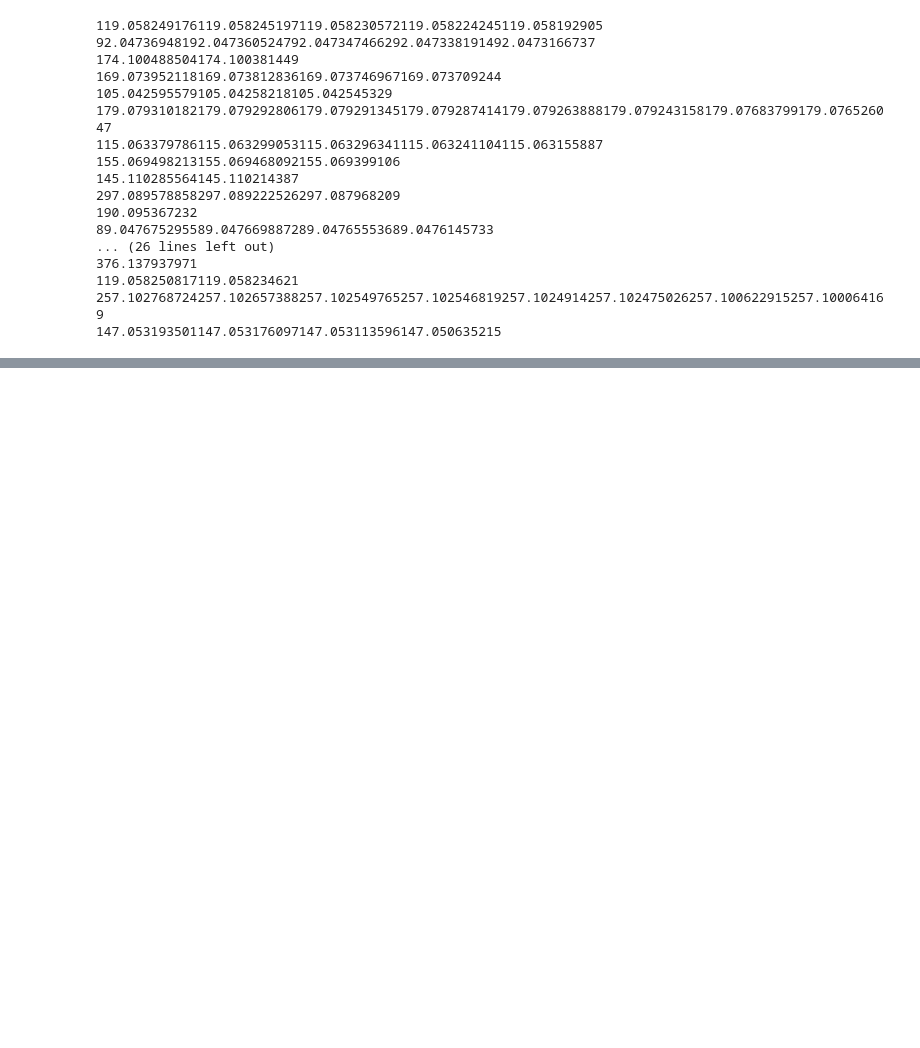
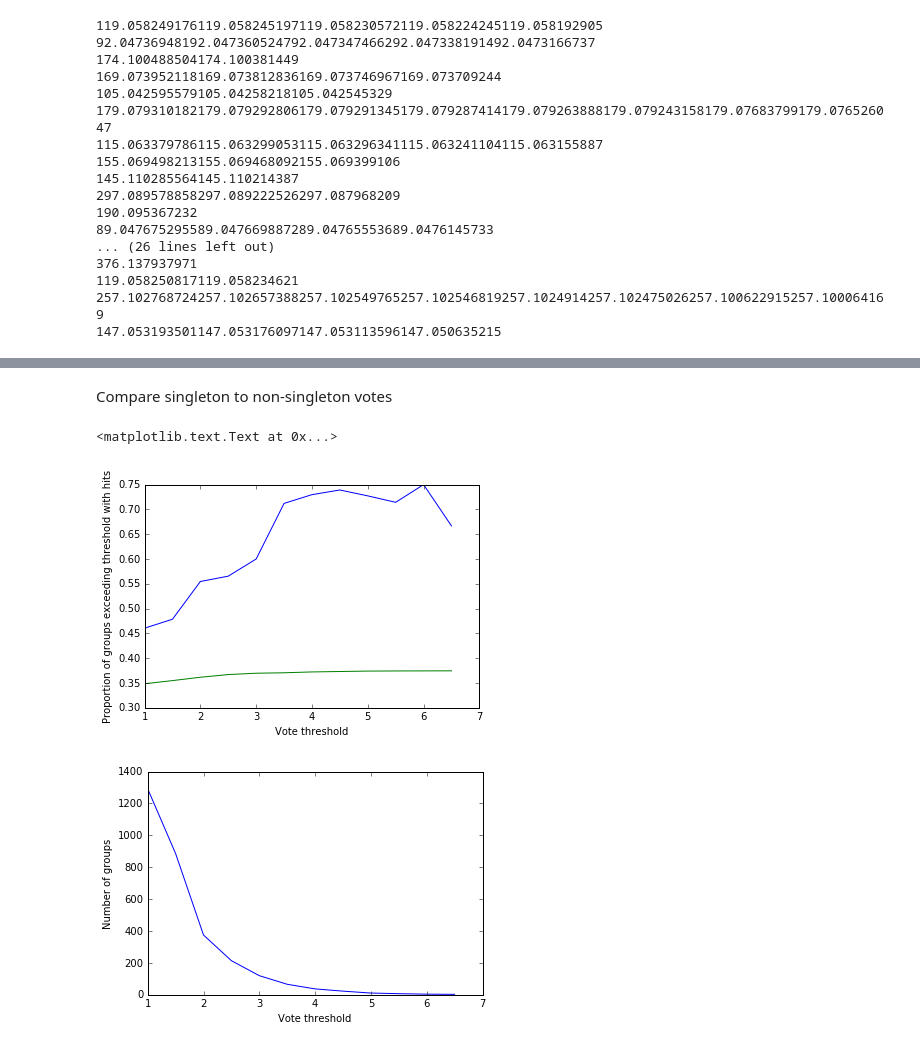
Before and after one commit to sdrogers/ms1fun, a Jupyter notebook: notebooks/VotingScheme.ipynb, the cells around one changed output, grey strips where cells are left out. Saved outputs shown, nothing was run; the diff lists cells and outputs as text; code cells hidden in the pictures; blank space fills up the shorter version.

```diff
--- a/notebooks/VotingScheme.ipynb
+++ b/notebooks/VotingScheme.ipynb
@@ -532,0 +609,49 @@ print r,p
+# %% [markdown]
+Compare singleton to non-singleton votes
+# %%
+vote_thresh = 1.0
+vh = []
+for g in temp_groups:
+    hits = hm.get_hits(g.M,tol=10)
+    if len(hits) > 0:
+        h = 1
+    else:
+        h = 0
+    vh.append((g.vote,h))
+# %%
+v_thresh = np.arange(1.0,7.0,0.5)
+overs = []
+unders = []
+sizes = []
+for vth in v_thresh:
+    over = []
+    under = []
+    for v,h in vh:
+        if v > vth:
+            over.append(h)
+        else:
+            under.append(h)
+
+    over = np.array(over)
+    under = np.array(under)
+    overs.append(over.mean())
+    unders.append(under.mean())
+    sizes.append(len(over))
+
+overs = np.array(overs)
+unders = np.array(unders)
+
+plt.figure()
+plt.plot(v_thresh,overs)
+plt.plot(v_thresh,unders)
+plt.xlabel('Vote threshold')
+plt.ylabel('Proportion of groups exceeding threshold with hits')
+
+plt.figure()
+plt.plot(v_thresh,sizes)
+plt.xlabel('Vote threshold')
+plt.ylabel('Number of groups')
+# %% [output]
+<matplotlib.text.Text at 0x...>
+[figure, added]
+[figure, added]
```
Also changed, not shown: parts of 10 cells of this notebook.
